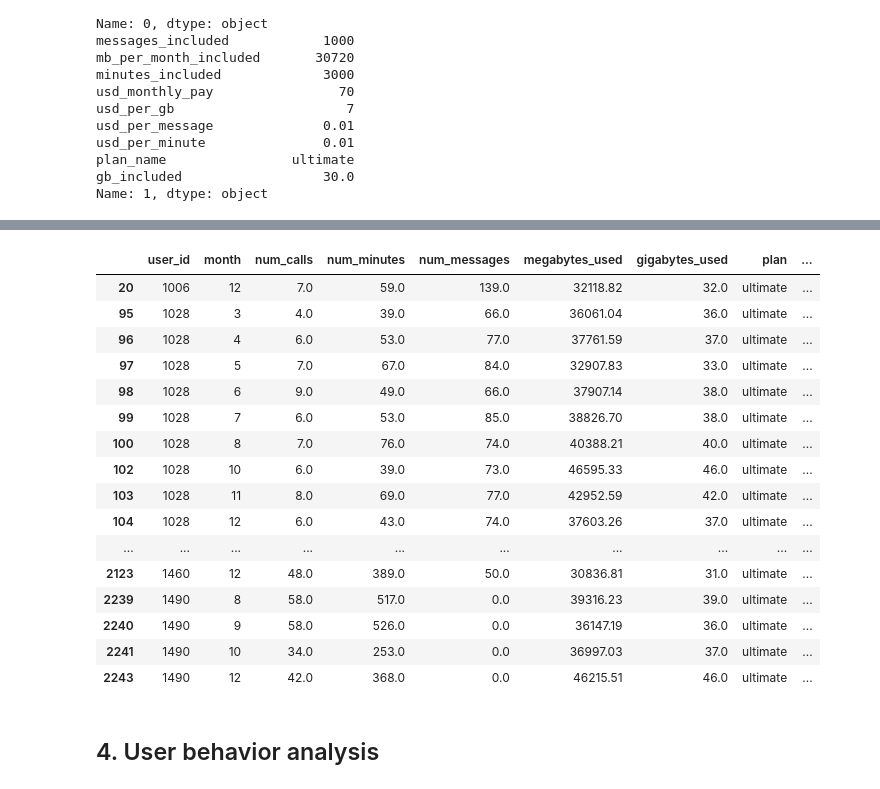
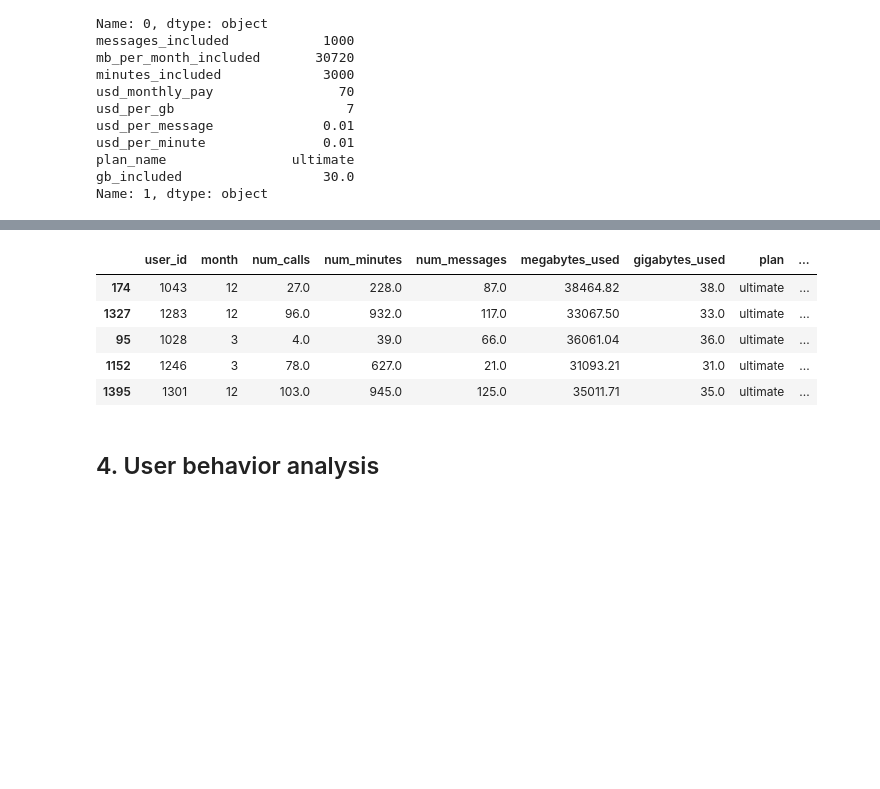
Before and after one commit to marcofrancohalsey/telecom-prepaid-plan-revenue-analysis, a Jupyter notebook: telecom_revenue_analysis.ipynb, the cells around one changed output, grey strips where cells are left out. Saved outputs shown, nothing was run; the diff lists cells and outputs as text; code cells hidden in the pictures; blank space fills up the shorter version.

Commit message:
Keep only relevant table displays

```diff
--- a/telecom_revenue_analysis.ipynb
+++ b/telecom_revenue_analysis.ipynb
@@ -714,23 +617,12 @@ display(df_usage)
 # %%
-display(df_usage[((df_usage['num_minutes'] > 3000) | (df_usage['num_messages'] > 1000) | (df_usage['gigabytes_used'] > 30)) & (df_usage['plan'] == 'ultimate' )])
+display(df_usage[((df_usage['num_minutes'] > 3000) | (df_usage['num_messages'] > 1000) | (df_usage['gigabytes_used'] > 30)) & (df_usage['plan'] == 'ultimate' )].sample(5))
 # %% [output]
 |  | user_id | month | num_calls | num_minutes | num_messages | megabytes_used | gigabytes_used | plan | ... |
-| 20 | 1006 | 12 | 7.0 | 59.0 | 139.0 | 32118.82 | 32.0 | ultimate | ... |
+| 174 | 1043 | 12 | 27.0 | 228.0 | 87.0 | 38464.82 | 38.0 | ultimate | ... |
+| 1327 | 1283 | 12 | 96.0 | 932.0 | 117.0 | 33067.50 | 33.0 | ultimate | ... |
 | 95 | 1028 | 3 | 4.0 | 39.0 | 66.0 | 36061.04 | 36.0 | ultimate | ... |
-| 96 | 1028 | 4 | 6.0 | 53.0 | 77.0 | 37761.59 | 37.0 | ultimate | ... |
-| 97 | 1028 | 5 | 7.0 | 67.0 | 84.0 | 32907.83 | 33.0 | ultimate | ... |
-| 98 | 1028 | 6 | 9.0 | 49.0 | 66.0 | 37907.14 | 38.0 | ultimate | ... |
-| 99 | 1028 | 7 | 6.0 | 53.0 | 85.0 | 38826.70 | 38.0 | ultimate | ... |
-| 100 | 1028 | 8 | 7.0 | 76.0 | 74.0 | 40388.21 | 40.0 | ultimate | ... |
-| 102 | 1028 | 10 | 6.0 | 39.0 | 73.0 | 46595.33 | 46.0 | ultimate | ... |
-| 103 | 1028 | 11 | 8.0 | 69.0 | 77.0 | 42952.59 | 42.0 | ultimate | ... |
-| 104 | 1028 | 12 | 6.0 | 43.0 | 74.0 | 37603.26 | 37.0 | ultimate | ... |
-| ... | ... | ... | ... | ... | ... | ... | ... | ... | ... |
-| 2123 | 1460 | 12 | 48.0 | 389.0 | 50.0 | 30836.81 | 31.0 | ultimate | ... |
-| 2239 | 1490 | 8 | 58.0 | 517.0 | 0.0 | 39316.23 | 39.0 | ultimate | ... |
-| 2240 | 1490 | 9 | 58.0 | 526.0 | 0.0 | 36147.19 | 36.0 | ultimate | ... |
-| 2241 | 1490 | 10 | 34.0 | 253.0 | 0.0 | 36997.03 | 37.0 | ultimate | ... |
-| 2243 | 1490 | 12 | 42.0 | 368.0 | 0.0 | 46215.51 | 46.0 | ultimate | ... |
+| 1152 | 1246 | 3 | 78.0 | 627.0 | 21.0 | 31093.21 | 31.0 | ultimate | ... |
+| 1395 | 1301 | 12 | 103.0 | 945.0 | 125.0 | 35011.71 | 35.0 | ultimate | ... |
 # %% [markdown]
 ## 4. User behavior analysis
 # %%
```
Also changed, not shown: parts of 31 cells of this notebook.
